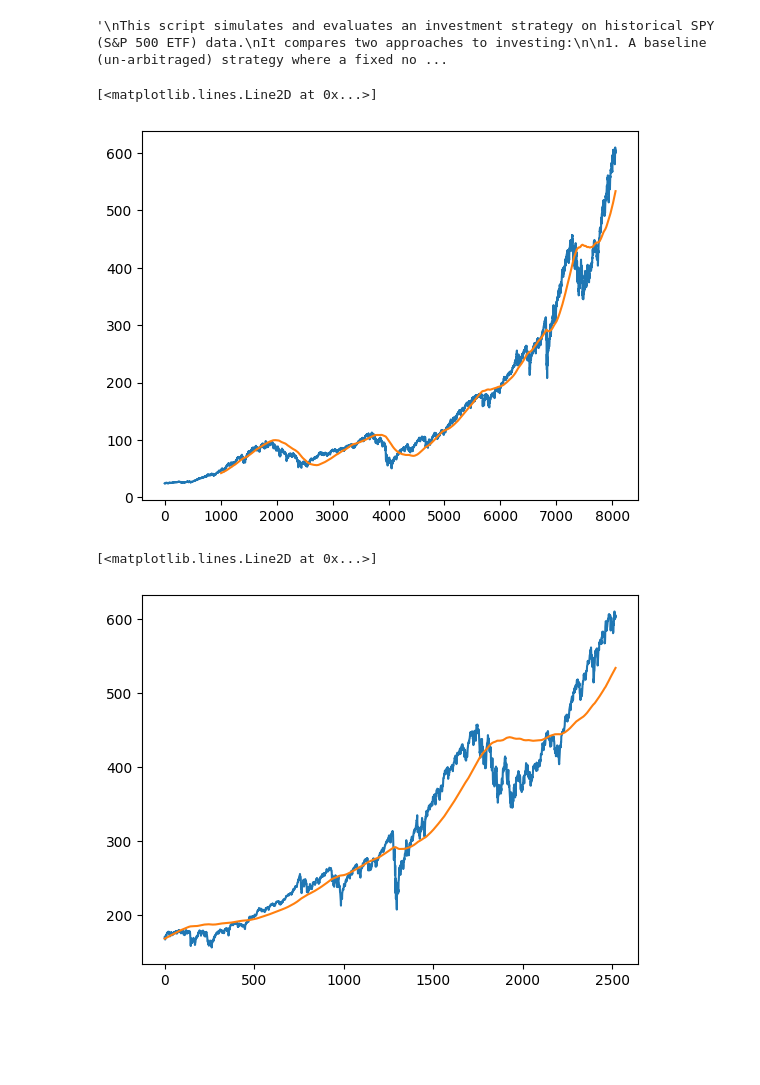
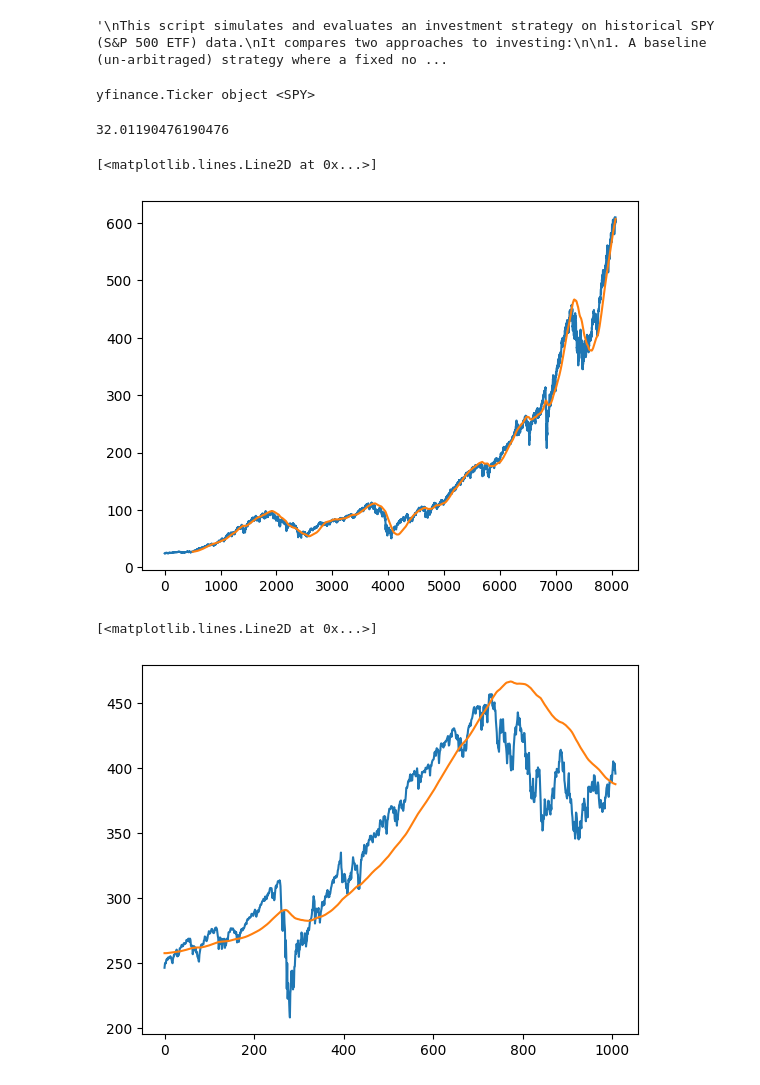
Before and after one commit to shrikar6/complete_works, a Jupyter notebook: misc_cool/spy_ideal_moving_avg.ipynb, the cells around one changed output. Cells and saved outputs as stored; diff of their text form; code cells hidden in the pictures; blank space fills up the shorter version.

```diff
--- a/misc_cool/spy_ideal_moving_avg.ipynb
+++ b/misc_cool/spy_ideal_moving_avg.ipynb
@@ -32,9 +32,13 @@ import yfinance as yf
 # %%
 spy = yf.Ticker("SPY")
 TRADING_DAYS_PER_YEAR = 252
+# %%
+spy
+# %% [output]
+yfinance.Ticker object <SPY>
 # %%
 prices = list(spy.history(period="max")["Close"])
-year_window = 4
+year_window = 2
 time_window = TRADING_DAYS_PER_YEAR*year_window
 
 x = [i for i in range(time_window)]
@@ -43,16 +47,20 @@ for i in range(len(prices) - time_window):
     prices_current = prices[i:i+time_window]
     slope, intercept, _, _, _ = stats.linregress(x, prices_current)
     fair_value_prices.append(slope*time_window + intercept)
+# %%
+print(len(prices)/TRADING_DAYS_PER_YEAR)
+# %% [output]
+32.01190476190476
 # %%
 plt.plot(prices)
 plt.plot([i for i in range(time_window, len(prices))], fair_value_prices)
 # %% [output]
 [<matplotlib.lines.Line2D at 0x...>]
-[figure, old version]
+[figure, new version]
 # %%
-plt.plot(prices[-TRADING_DAYS_PER_YEAR*10:])
-plt.plot(fair_value_prices[-TRADING_DAYS_PER_YEAR*10:])
+plt.plot(prices[-TRADING_DAYS_PER_YEAR*6:-TRADING_DAYS_PER_YEAR*2])
+plt.plot(fair_value_prices[-TRADING_DAYS_PER_YEAR*6:-TRADING_DAYS_PER_YEAR*2])
 # %% [output]
 [<matplotlib.lines.Line2D at 0x...>]
-[figure, old version]
+[figure, new version]
 # %%
```
Also changed, not shown: parts of 12 cells of this notebook, 3 other files.
